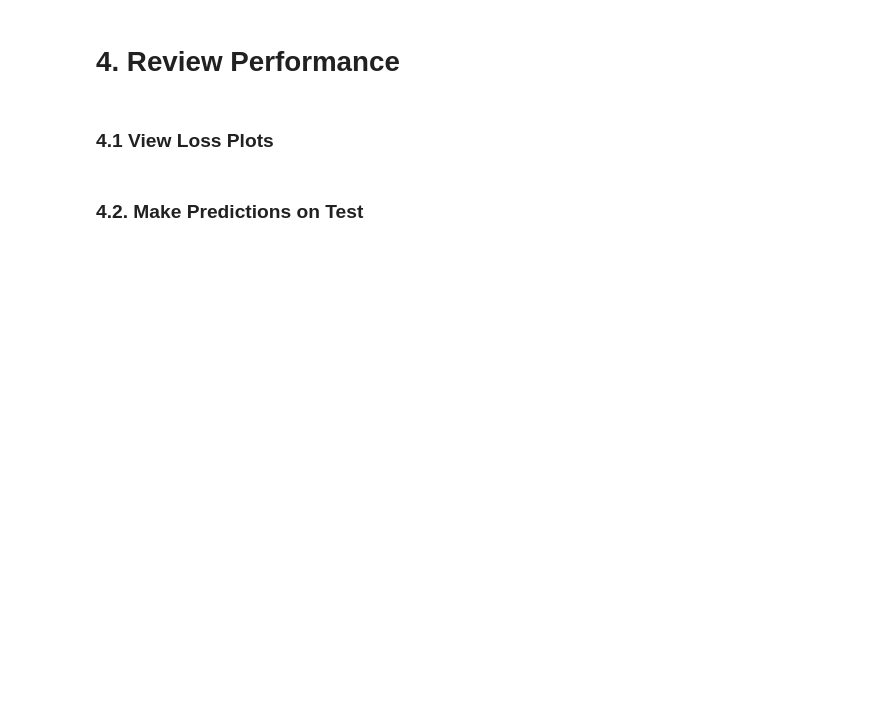
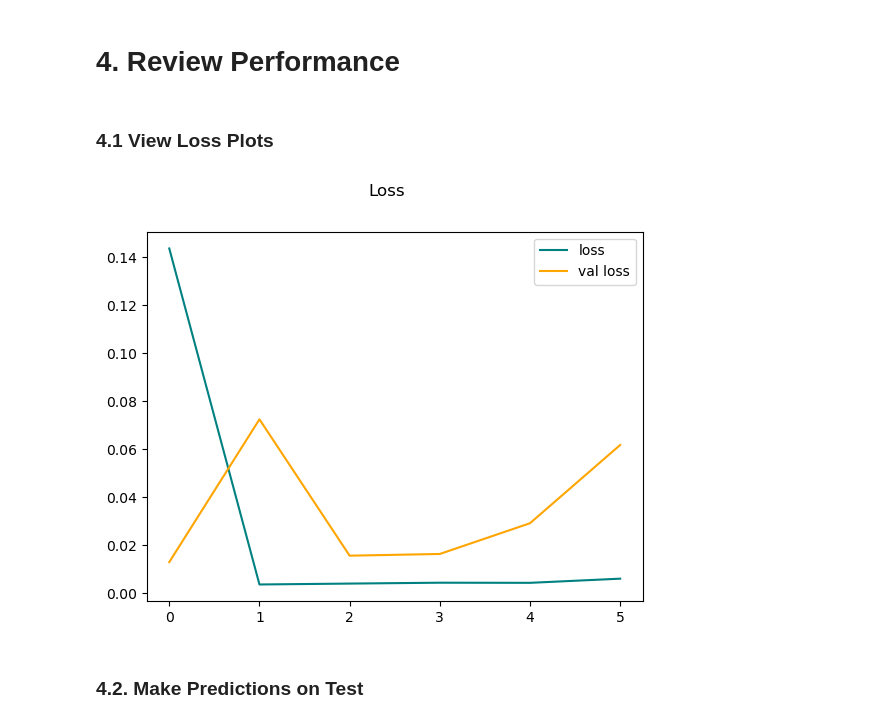
Before and after one commit to MOHAMEDMETAWEA/IrisDetection-project, a Jupyter notebook: IrisEstimation.ipynb, the cells around one changed output. Cells and saved outputs as stored; diff of their text form; code cells hidden in the pictures; blank space fills up the shorter version.

```diff
--- a/IrisEstimation.ipynb
+++ b/IrisEstimation.ipynb
@@ -334,11 +356,13 @@ for x, y in train.take(1):
 # %% [markdown]
 ### 4.1 View Loss Plots
 # %%
-plt.plot(hist.history['loss'], color='teal', label='loss')
-plt.plot(hist.history['val_loss'], color='orange', label='val loss')
+plt.plot(history.history['loss'], color='teal', label='loss')
+plt.plot(history.history['val_loss'], color='orange', label='val loss')
 plt.suptitle('Loss')
 plt.legend()
 plt.show()
+# %% [output]
+[figure, added]
 # %% [markdown]
 ### 4.2. Make Predictions on Test
 # %%
```
Also changed, not shown: parts of 4 cells of this notebook.
